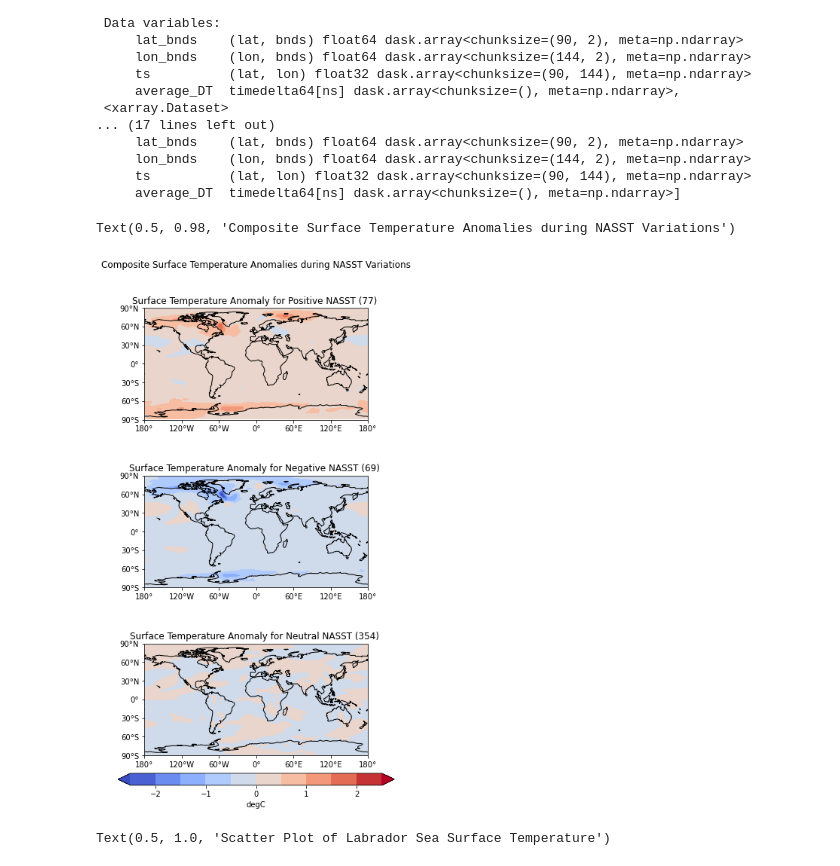
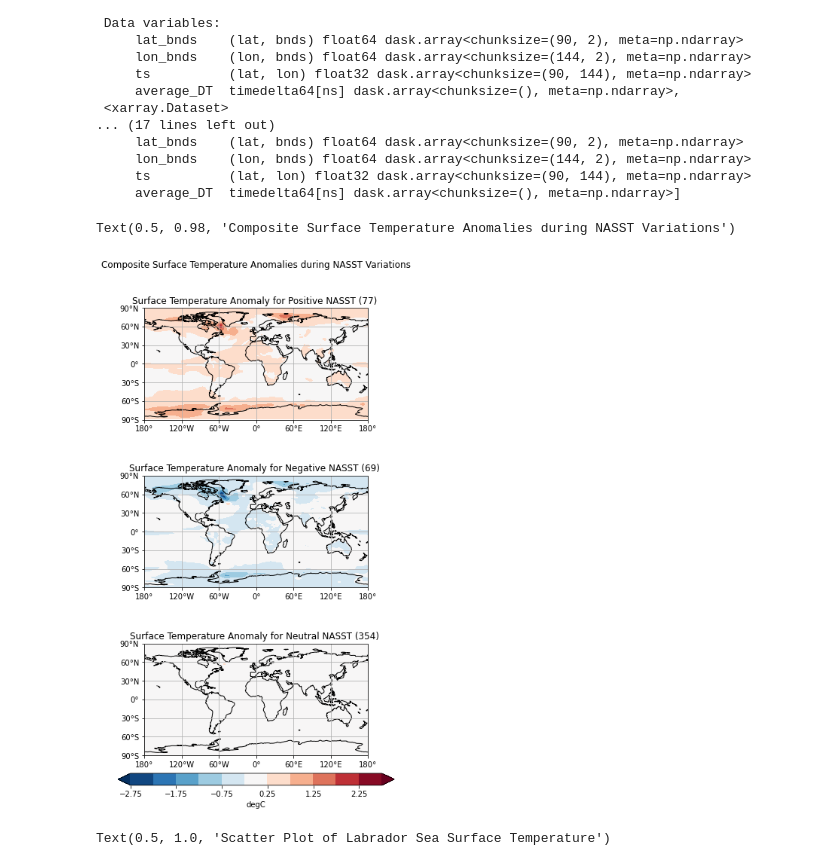
Before and after one commit to dnedza/clim680_assignments, a Jupyter notebook: clim680_assign3_dnedza.ipynb, the cells around one changed output. Drawn from its saved outputs; the diff is of its cells as text; code cells hidden in the pictures.

```diff
--- a/clim680_assign3_dnedza.ipynb
+++ b/clim680_assign3_dnedza.ipynb
@@ -351,0 +354,4 @@ plt.xlabel( 'PiControl Year' );
+# %%
+sst_climo = sst_ds.mean( dim = 'year' );
+sst_anoms = sst_ds - sst_climo;
+sst_anoms
@@ -351,0 +422,7 @@ plt.xlabel( 'PiControl Year' );
+# %%
+pos_sst = sst_anoms.sel( year = pos_nasst.dropna( dim = 'year' )['year'] ).mean( dim = 'year' );
+neg_sst = sst_anoms.sel( year = neg_nasst.dropna( dim = 'year' )['year'] ).mean( dim = 'year' );
+neutral_sst = sst_anoms.sel( year = neutral.dropna( dim = 'year' )['year'] ).mean( dim = 'year' );
+
+comp_sst = [pos_sst, neg_sst, neutral_sst];
+comp_sst
@@ -418,7 +573,7 @@ comp_ts
      average_DT  timedelta64[ns] dask.array<chunksize=(), meta=np.ndarray>]
 # %%
 labels = ['Positive NASST', 'Negative NASST', 'Neutral NASST'];
-clevs = np.arange( -2.5, 3.0, 0.5 );
+clevs = np.arange( -2.75, 3.25, 0.5 );
 
 ## Define the figure and each axis for the 3 rows and 3 columns
 fig, axs = plt.subplots( nrows = 3, ncols = 1,
@@ -434,35 +589,36 @@ for i, nasst in enumerate( comp_ts ):
     data = comp_ts[i]['ts'];
     ##Add the cyclic point
     data,lons = add_cyclic_point( data, coord = comp_ts[i]['lon'] );
     ##Create the contour plot
     cs = axs[i].contourf( lons, comp_ts[i]['lat'], data, clevs,
                         transform = ccrs.PlateCarree(),
-                        cmap = 'coolwarm', extend = 'both' );
+                        cmap = 'RdBu_r', extend = 'both' );
     ##Longitude labels
     axs[i].set_xticks( np.arange( -180, 181, 60 ), crs = ccrs.PlateCarree() );
     lon_formatter = cticker.LongitudeFormatter();
     axs[i].xaxis.set_major_formatter( lon_formatter );
     ##Latitude labels
     axs[i].set_yticks( np.arange( -90, 91, 30 ), crs = ccrs.PlateCarree() );
     lat_formatter = cticker.LatitudeFormatter();
     axs[i].yaxis.set_major_formatter( lat_formatter );
     ##Title each subplot with the name of the composite
     axs[i].set_title( 'Surface Temperature Anomaly for ' + labels[i] + ' (' + str(counts[i]) + ') ' );
     ##Draw the coastlines for each subplot
     axs[i].coastlines();
+    axs[i].gridlines();
 
 
 ##Adjust the location of the subplots to make room for colorbar
 fig.subplots_adjust( bottom = 0.15, top = 0.9, left = 0.05, right = 0.95,
                    wspace = 0.1, hspace = 0.5 );
 ##Add a colorbar axis
 cbar_ax = fig.add_axes( [0.2, 0.1, 0.6, 0.02] );
 cbar = fig.colorbar( cs, cax = cbar_ax, orientation = 'horizontal', label = 'degC' );
 
 plt.suptitle( 'Composite Surface Temperature Anomalies during NASST Variations')
 # %% [output]
 Text(0.5, 0.98, 'Composite Surface Temperature Anomalies during NASST Variations')
-[figure, old version]
+[figure, new version]
 # %%
 ##Select out the point for the high composite value
 pt_ts = ts_anoms.sel( lat = 60, lon = 360-60, method = 'nearest' );
```
Also changed, not shown: parts of 6 cells of this notebook.
